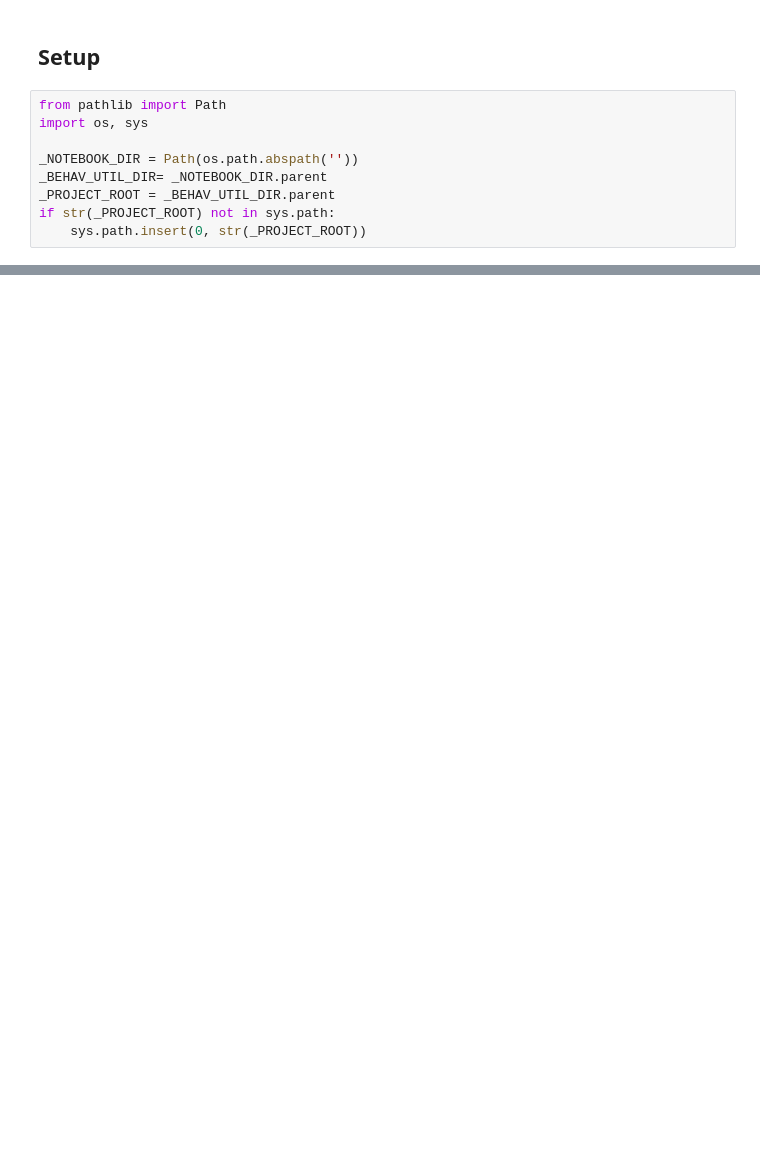
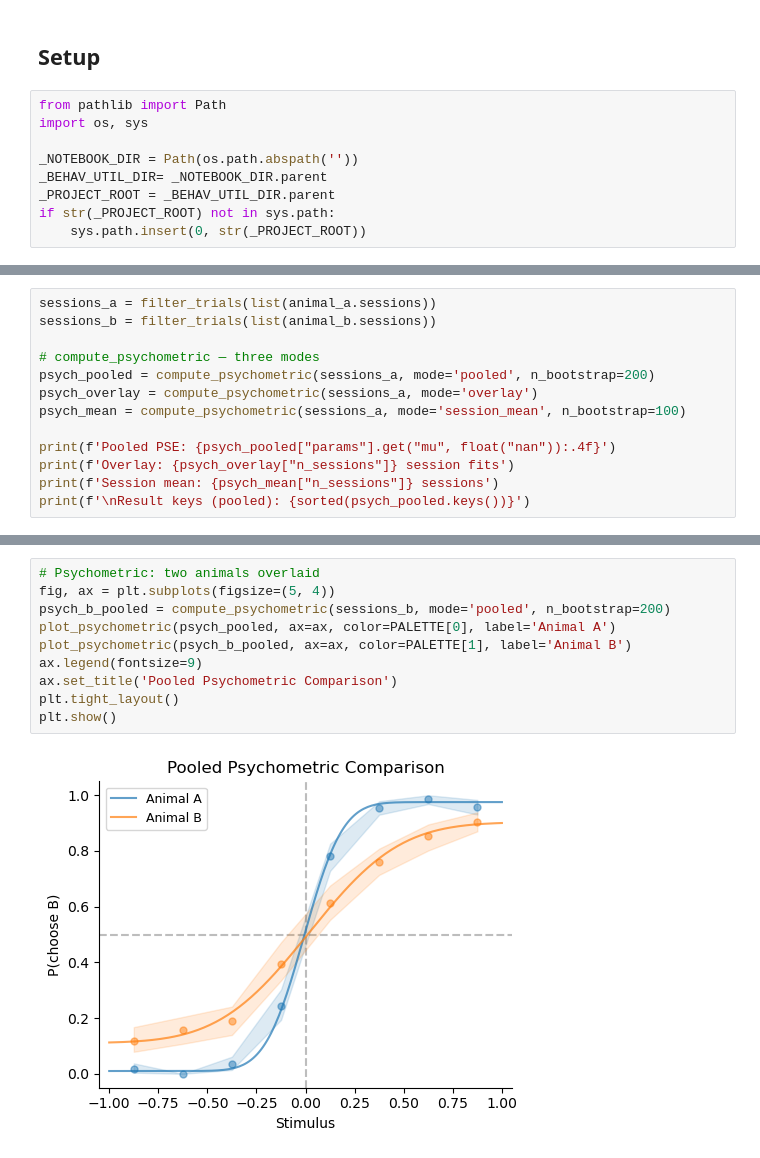
Before and after one commit to serkanshentyurk/sound_categorisation, a Jupyter notebook: behav_utils/notebooks/example_workflow.ipynb, the cells around one changed output, grey strips where cells are left out. Saved outputs shown, nothing was run; the diff lists cells and outputs as text; blank space fills up the shorter version.

```diff
--- a/behav_utils/notebooks/example_workflow.ipynb
+++ b/behav_utils/notebooks/example_workflow.ipynb
@@ -230,0 +311,13 @@ plt.show()
+# %%
+sessions_a = filter_trials(list(animal_a.sessions))
+sessions_b = filter_trials(list(animal_b.sessions))
+
+# compute_psychometric — three modes
+psych_pooled = compute_psychometric(sessions_a, mode='pooled', n_bootstrap=200)
+psych_overlay = compute_psychometric(sessions_a, mode='overlay')
+psych_mean = compute_psychometric(sessions_a, mode='session_mean', n_bootstrap=100)
+
+print(f'Pooled PSE: {psych_pooled["params"].get("mu", float("nan")):.4f}')
+print(f'Overlay: {psych_overlay["n_sessions"]} session fits')
+print(f'Session mean: {psych_mean["n_sessions"]} sessions')
+print(f'\nResult keys (pooled): {sorted(psych_pooled.keys())}')
@@ -230,0 +375,12 @@ plt.show()
+# %%
+# Psychometric: two animals overlaid
+fig, ax = plt.subplots(figsize=(5, 4))
+psych_b_pooled = compute_psychometric(sessions_b, mode='pooled', n_bootstrap=200)
+plot_psychometric(psych_pooled, ax=ax, color=PALETTE[0], label='Animal A')
+plot_psychometric(psych_b_pooled, ax=ax, color=PALETTE[1], label='Animal B')
+ax.legend(fontsize=9)
+ax.set_title('Pooled Psychometric Comparison')
+plt.tight_layout()
+plt.show()
+# %% [output]
+[figure, added]
```
Also changed, not shown: parts of 82 cells of this notebook, 1 other file.
